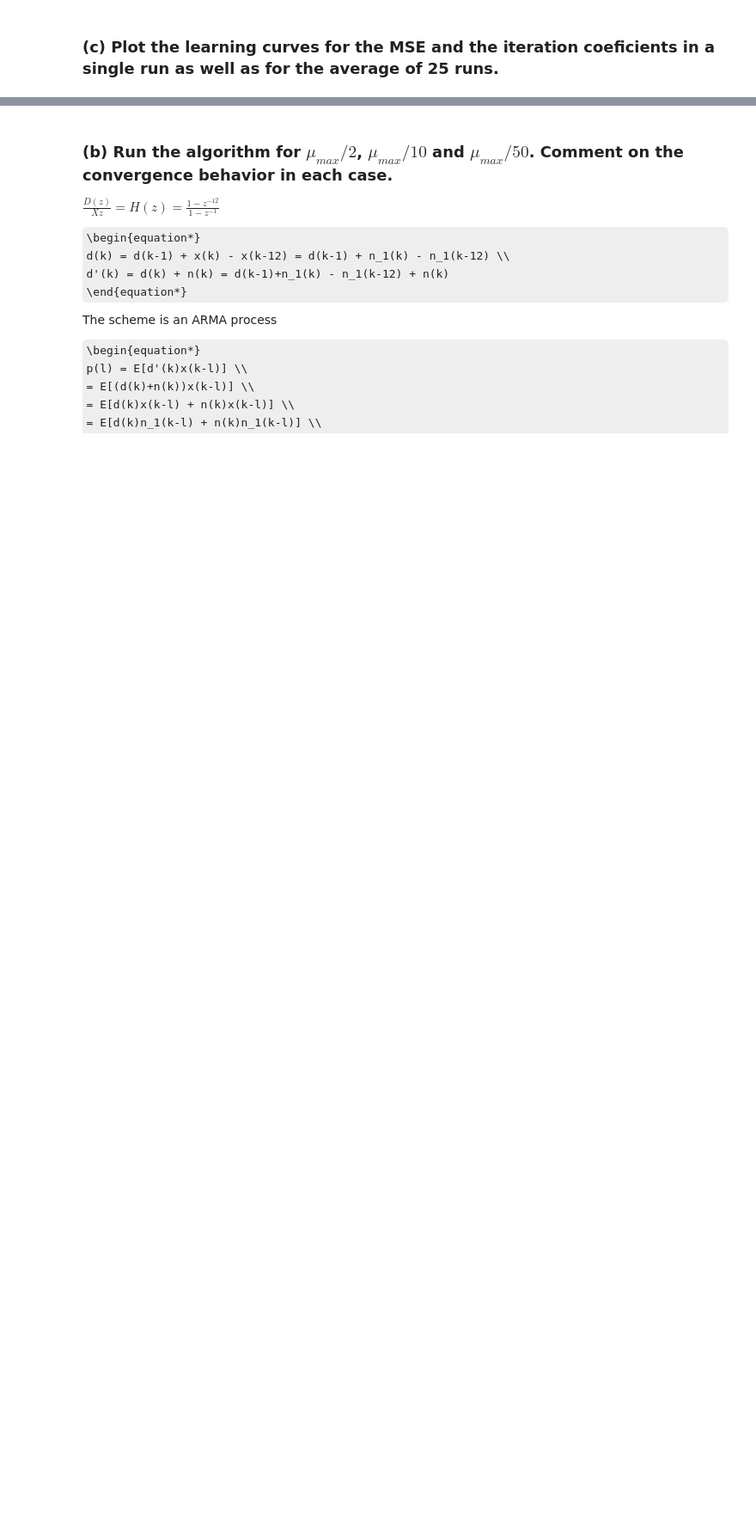
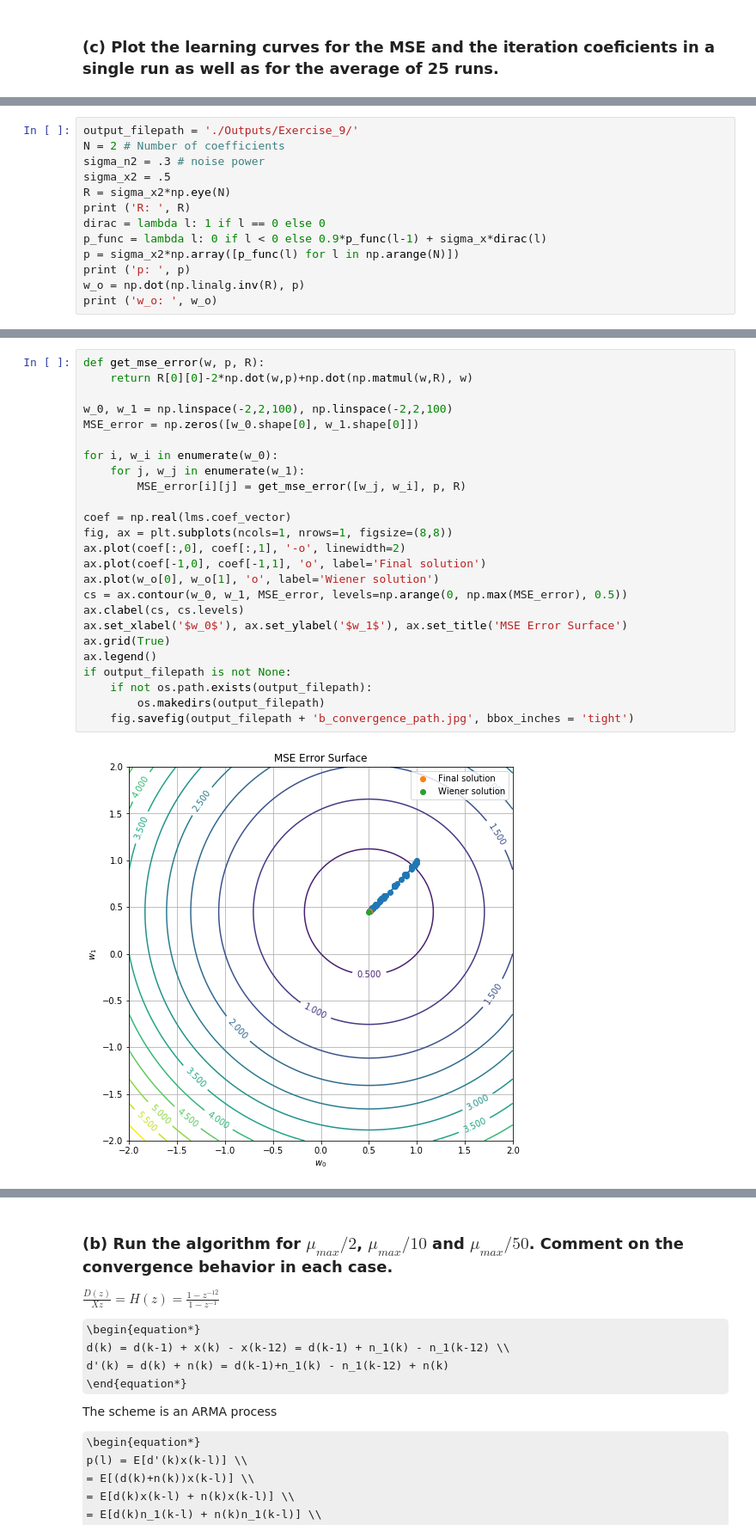
Before and after one commit to guedes-joaofelipe/adaptive-filtering, a Jupyter notebook: Notebooks/exercises_chap3.ipynb, the cells around one changed output, grey strips where cells are left out. Shown at 86% size. Drawn from its saved outputs; the diff is of its cells as text; some formulas as TeX source; blank space fills up the shorter version.

```diff
--- a/Notebooks/exercises_chap3.ipynb
+++ b/Notebooks/exercises_chap3.ipynb
@@ -194,0 +255,13 @@ for ensemble in np.arange(n_ensembles):
+# %%
+output_filepath = './Outputs/Exercise_9/'
+N = 2 # Number of coefficients
+sigma_n2 = .3 # noise power
+sigma_x2 = .5
+R = sigma_x2*np.eye(N)
+print ('R: ', R)
+dirac = lambda l: 1 if l == 0 else 0
+p_func = lambda l: 0 if l < 0 else 0.9*p_func(l-1) + sigma_x*dirac(l)
+p = sigma_x2*np.array([p_func(l) for l in np.arange(N)])
+print ('p: ', p)
+w_o = np.dot(np.linalg.inv(R), p)
+print ('w_o: ', w_o)
@@ -194,0 +312,27 @@ for ensemble in np.arange(n_ensembles):
+# %%
+def get_mse_error(w, p, R):
+    return R[0][0]-2*np.dot(w,p)+np.dot(np.matmul(w,R), w)
+
+w_0, w_1 = np.linspace(-2,2,100), np.linspace(-2,2,100)
+MSE_error = np.zeros([w_0.shape[0], w_1.shape[0]])
+
+for i, w_i in enumerate(w_0):
+    for j, w_j in enumerate(w_1):
+        MSE_error[i][j] = get_mse_error([w_j, w_i], p, R)
+
+coef = np.real(lms.coef_vector)
+fig, ax = plt.subplots(ncols=1, nrows=1, figsize=(8,8))
+ax.plot(coef[:,0], coef[:,1], '-o', linewidth=2)
+ax.plot(coef[-1,0], coef[-1,1], 'o', label='Final solution')
+ax.plot(w_o[0], w_o[1], 'o', label='Wiener solution')
+cs = ax.contour(w_0, w_1, MSE_error, levels=np.arange(0, np.max(MSE_error), 0.5))
+ax.clabel(cs, cs.levels)
+ax.set_xlabel('$w_0$'), ax.set_ylabel('$w_1$'), ax.set_title('MSE Error Surface')
+ax.grid(True)
+ax.legend()
+if output_filepath is not None:
+    if not os.path.exists(output_filepath):
+        os.makedirs(output_filepath)
+    fig.savefig(output_filepath + 'b_convergence_path.jpg', bbox_inches = 'tight')
+# %% [output]
+[figure, added]
```
Also changed, not shown: parts of 28 cells of this notebook, 7 other files.
